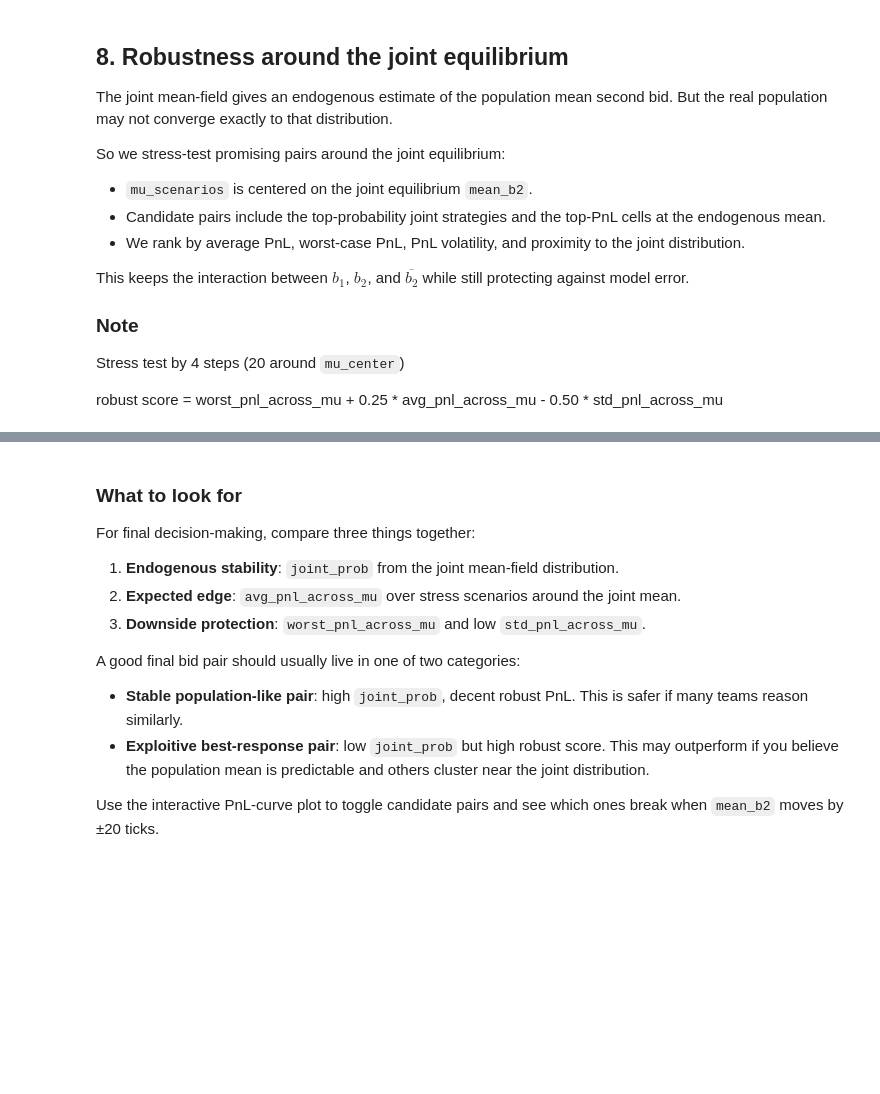
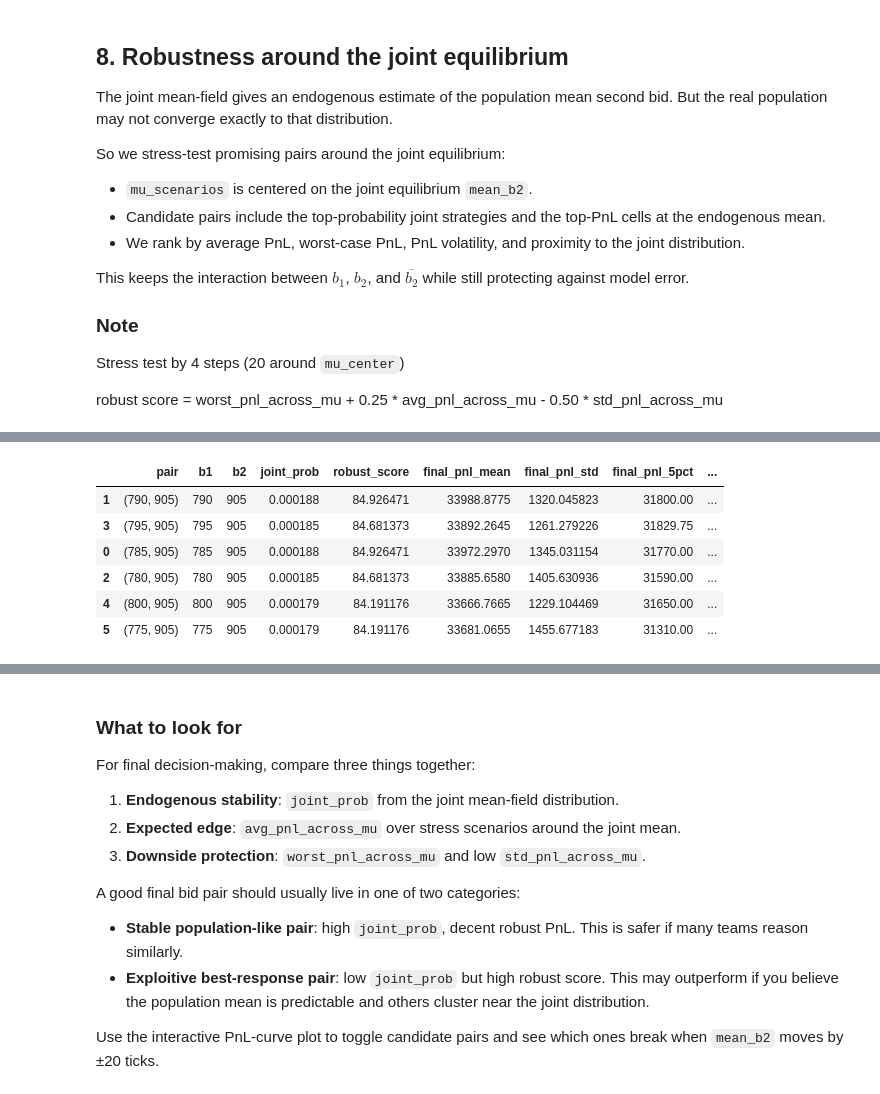
Before and after one commit to zhuyingw/88-Pineapple, a Jupyter notebook: Round_3/celestial_gardeners_mean_field_simulation.ipynb, the cells around one changed output, grey strips where cells are left out. Saved outputs shown, nothing was run; the diff lists cells and outputs as text; code cells hidden in the pictures; blank space fills up the shorter version.

```diff
--- a/Round_3/celestial_gardeners_mean_field_simulation.ipynb
+++ b/Round_3/celestial_gardeners_mean_field_simulation.ipynb
@@ -982,0 +1126,93 @@ show_takeaway(
+# %%
+# Final PnL distribution for selected robust candidate pairs.
+# Assumes section 8 has already produced `ranked_robust` and `joint_mu_tick`.
+DIST_N_SIMS = 10_000
+DIST_TOP_N = 6
+RISK_AVERSION = 1.0
+
+if "ranked_robust" not in globals():
+    raise RuntimeError("Run section 8 first so `ranked_robust` is available.")
+
+candidate_pairs_for_dist = (
+    ranked_robust[["b1", "b2", "joint_prob", "robust_score"]]
+    .head(DIST_TOP_N)
+    .drop_duplicates(["b1", "b2"])
+    .reset_index(drop=True)
+)
+
+dist_rows = []
+summary_rows = []
+for row in candidate_pairs_for_dist.itertuples(index=False):
+    samples = simulate_final_pnl(
+        b1=row.b1,
+        b2=row.b2,
+        avg_b2=joint_mu_tick,
+        tradable=TRADABLE,
+        n_sims=DIST_N_SIMS,
+        seed=8000 + int(row.b1) * 10 + int(row.b2),
+    )
+    pair_label = f"({int(row.b1)}, {int(row.b2)})"
+    summary_rows.append({
+        "pair": pair_label,
+        "b1": int(row.b1),
+        "b2": int(row.b2),
+        "joint_prob": row.joint_prob,
+        "robust_score": row.robust_score,
+        "final_pnl_mean": samples.mean(),
+        "final_pnl_std": samples.std(ddof=1),
+        "final_pnl_5pct": np.quantile(samples, 0.05),
+        "final_pnl_50pct": np.quantile(samples, 0.50),
+        "final_pnl_95pct": np.quantile(samples, 0.95),
+    })
+    dist_rows.extend({"pair": pair_label, "b1": int(row.b1), "b2": int(row.b2), "final_pnl": pnl} for pnl in samples)
+
+dist_summary = pd.DataFrame(summary_rows)
+dist_summary["risk_adjusted_score"] = dist_summary["final_pnl_mean"] - RISK_AVERSION * dist_summary["final_pnl_std"]
+dist_summary = dist_summary.sort_values("risk_adjusted_score", ascending=False)
+display(dist_summary)
+
+dist_df = pd.DataFrame(dist_rows)
+
+fig = px.histogram(
+    dist_df,
+    x="final_pnl",
+    color="pair",
+    nbins=80,
+    barmode="overlay",
+    opacity=0.45,
+    marginal="box",
+    histnorm="probability density",
+)
+clean_fig(
+    fig,
+    f"Final PnL Distribution over {TRADABLE} Independent Trades",
+    "Final PnL",
+    "Density",
+)
+fig.show()
+
+fig = px.ecdf(
+    dist_df,
+    x="final_pnl",
+    color="pair",
+)
+clean_fig(
+    fig,
+    "Final PnL ECDF by Candidate Pair",
+    "Final PnL",
+    "Cumulative probability",
+)
+fig.show()
+
+show_takeaway(
+    "Use `risk_adjusted_score = mean - λ·std` for a tunable risk penalty, and use the ECDF left tail to avoid pairs "
+    "whose expected edge comes with poor downside. Increase `TRADABLE` to see distributions tighten; decrease it to stress luck risk."
+)
+# %% [output]
+|  | pair | b1 | b2 | joint_prob | robust_score | final_pnl_mean | final_pnl_std | final_pnl_5pct | ... |
+| 1 | (790, 905) | 790 | 905 | 0.000188 | 84.926471 | 33988.8775 | 1320.045823 | 31800.00 | ... |
+| 3 | (795, 905) | 795 | 905 | 0.000185 | 84.681373 | 33892.2645 | 1261.279226 | 31829.75 | ... |
+| 0 | (785, 905) | 785 | 905 | 0.000188 | 84.926471 | 33972.2970 | 1345.031154 | 31770.00 | ... |
+| 2 | (780, 905) | 780 | 905 | 0.000185 | 84.681373 | 33885.6580 | 1405.630936 | 31590.00 | ... |
+| 4 | (800, 905) | 800 | 905 | 0.000179 | 84.191176 | 33666.7665 | 1229.104469 | 31650.00 | ... |
+| 5 | (775, 905) | 775 | 905 | 0.000179 | 84.191176 | 33681.0655 | 1455.677183 | 31310.00 | ... |
```
Also changed, not shown: parts of 14 cells of this notebook.
